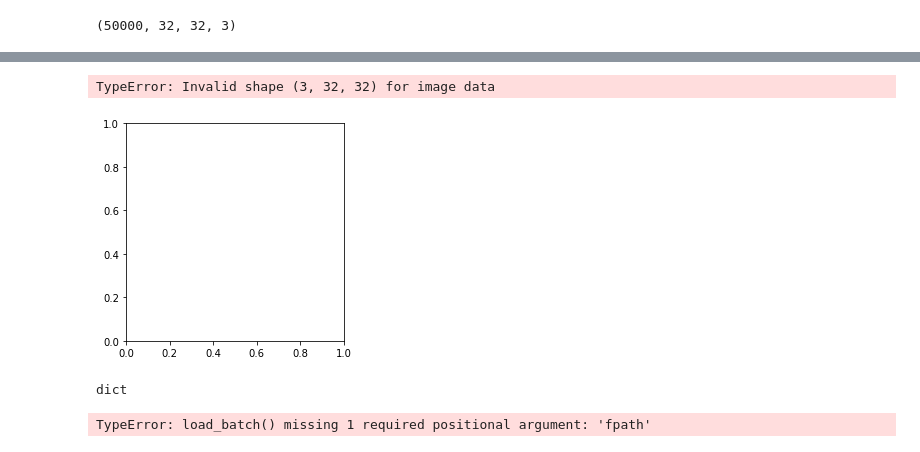
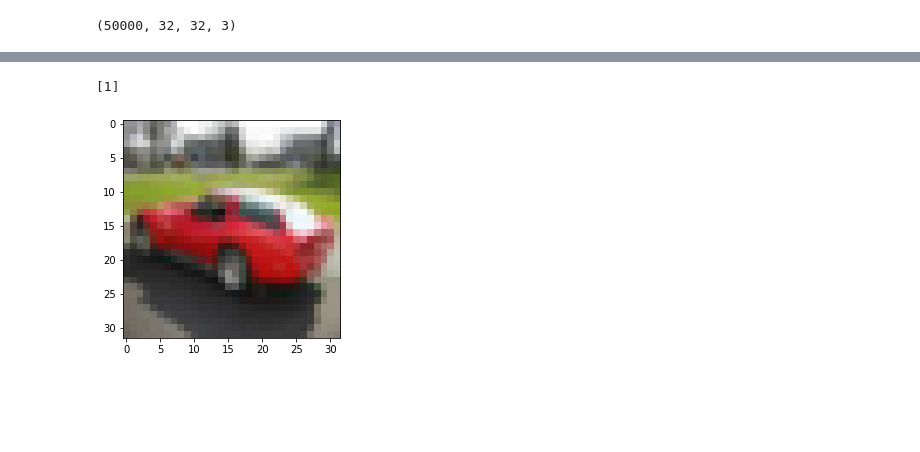
Before and after one commit to hamednasr/CIFAR-10-classification, a Jupyter notebook: CIFAR-10 classification my code.ipynb, the cells around one changed output, grey strips where cells are left out. Cells and saved outputs as stored; diff of their text form; code cells hidden in the pictures; blank space fills up the shorter version.

Commit message:
data visualized

```diff
--- a/CIFAR-10 classification my code.ipynb
+++ b/CIFAR-10 classification my code.ipynb
@@ -65,5 +44,0 @@ X.shape
-# %%
-plt.imshow(X[3])
-# %% [output]
-TypeError: Invalid shape (3, 32, 32) for image data
-[figure, removed]
@@ -78,8 +45,6 @@ def unpickle(file):
-# %%
-dict
-# %% [output]
-dict
-# %%
-cifar10.
-# %% [output]
-TypeError: load_batch() missing 1 required positional argument: 'fpath'
+# %%
+plt.imshow(X_train[255])
+print(y_train[255])
+# %% [output]
+[1]
+[figure, added]
```
Also changed, not shown: parts of 9 cells of this notebook.
